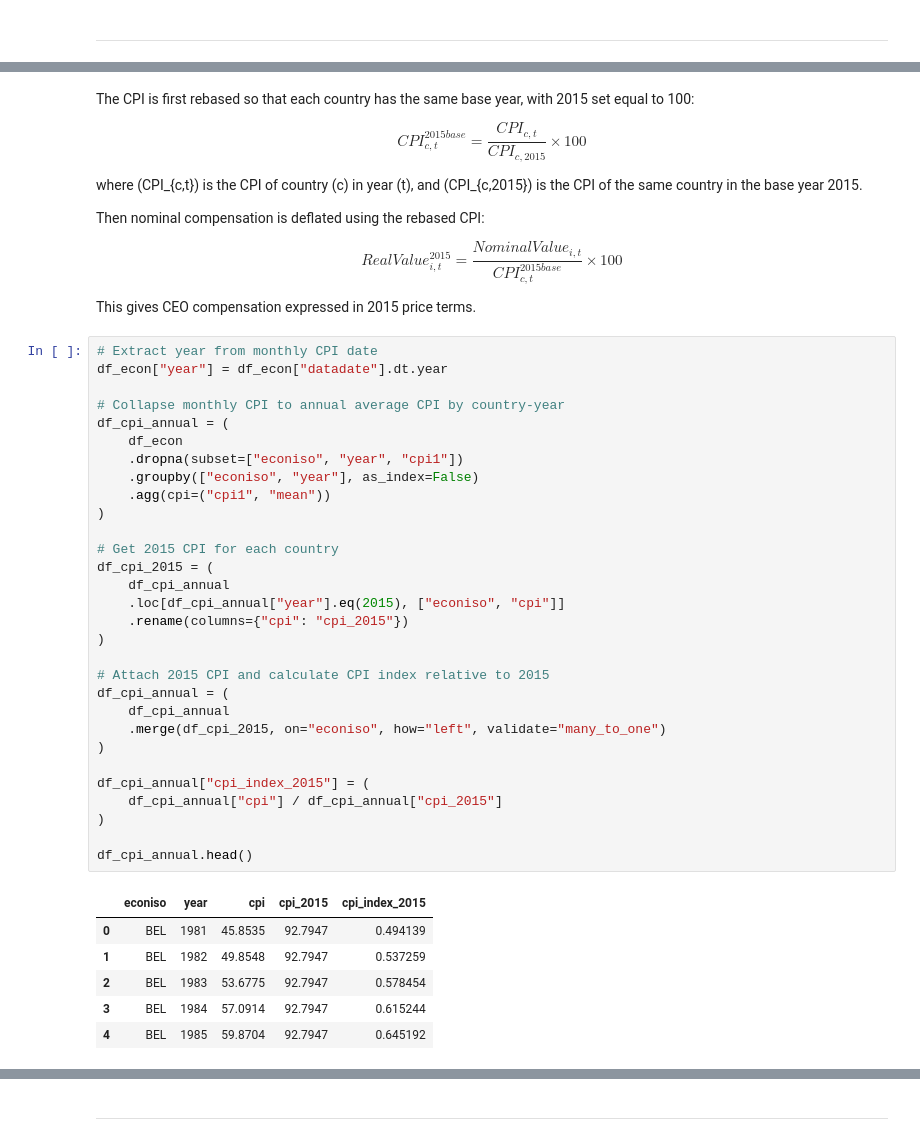
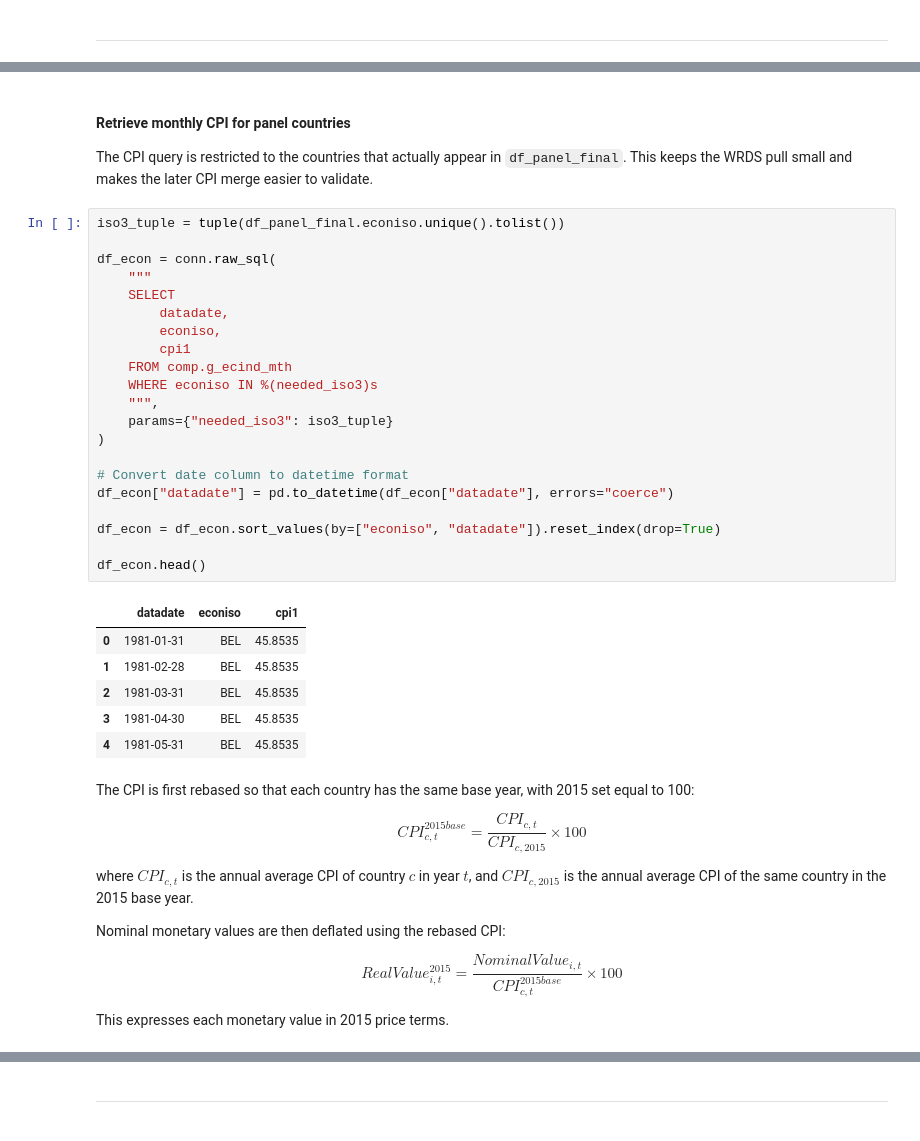
Before and after one commit to rizkyakbar-tud/DAI, a Jupyter notebook: mission/proposals_st26/mission_proposal_Akbar-Zduńczyk copy.ipynb, the cells around one changed output, grey strips where cells are left out. Drawn from its saved outputs; the diff is of its cells as text.

```diff
--- a/mission/proposals_st26/mission_proposal_Akbar-Zduńczyk copy.ipynb
+++ b/mission/proposals_st26/mission_proposal_Akbar-Zduńczyk copy.ipynb
@@ -2317,3 +2248,35 @@ _ = summarize_dataframe(df_econ)
+# %% [markdown]
+#### Retrieve monthly CPI for panel countries
+
+The CPI query is restricted to the countries that actually appear in `df_panel_final`. This keeps the WRDS pull small and makes the later CPI merge easier to validate.
+# %%
+iso3_tuple = tuple(df_panel_final.econiso.unique().tolist())
+
+df_econ = conn.raw_sql(
+    """
+    SELECT
+        datadate,
+        econiso,
+        cpi1
+    FROM comp.g_ecind_mth
+    WHERE econiso IN %(needed_iso3)s
+    """,
+    params={"needed_iso3": iso3_tuple}
+)
+
+# Convert date column to datetime format
+df_econ["datadate"] = pd.to_datetime(df_econ["datadate"], errors="coerce")
+
+df_econ = df_econ.sort_values(by=["econiso", "datadate"]).reset_index(drop=True)
+
+df_econ.head()
+# %% [output]
+|  | datadate | econiso | cpi1 |
+| 0 | 1981-01-31 | BEL | 45.8535 |
+| 1 | 1981-02-28 | BEL | 45.8535 |
+| 2 | 1981-03-31 | BEL | 45.8535 |
+| 3 | 1981-04-30 | BEL | 45.8535 |
+| 4 | 1981-05-31 | BEL | 45.8535 |
 # %% [markdown]
 The CPI is first rebased so that each country has the same base year, with 2015 set equal to 100:
 
@@ -2324,9 +2287,9 @@ CPI^{2015base}_{c,t}
 \times 100
 $$
 
-where \(CPI_{c,t}\) is the CPI of country \(c\) in year \(t\), and \(CPI_{c,2015}\) is the CPI of the same country in the base year 2015.
+where $CPI_{c,t}$ is the annual average CPI of country $c$ in year $t$, and $CPI_{c,2015}$ is the annual average CPI of the same country in the 2015 base year.
 
-Then nominal compensation is deflated using the rebased CPI:
+Nominal monetary values are then deflated using the rebased CPI:
 
 $$
 RealValue^{2015}_{i,t}
@@ -2335,41 +2298,4 @@ RealValue^{2015}_{i,t}
 \times 100
 $$
 
-This gives CEO compensation expressed in 2015 price terms.
+This expresses each monetary value in 2015 price terms.
-# %%
-# Extract year from monthly CPI date
-df_econ["year"] = df_econ["datadate"].dt.year
-
-# Collapse monthly CPI to annual average CPI by country-year
-df_cpi_annual = (
-    df_econ
-    .dropna(subset=["econiso", "year", "cpi1"])
-    .groupby(["econiso", "year"], as_index=False)
-    .agg(cpi=("cpi1", "mean"))
-)
-
-# Get 2015 CPI for each country
-df_cpi_2015 = (
-    df_cpi_annual
-    .loc[df_cpi_annual["year"].eq(2015), ["econiso", "cpi"]]
-    .rename(columns={"cpi": "cpi_2015"})
-)
-
-# Attach 2015 CPI and calculate CPI index relative to 2015
-df_cpi_annual = (
-    df_cpi_annual
-    .merge(df_cpi_2015, on="econiso", how="left", validate="many_to_one")
-)
-
-df_cpi_annual["cpi_index_2015"] = (
-    df_cpi_annual["cpi"] / df_cpi_annual["cpi_2015"]
-)
-
-df_cpi_annual.head()
-# %% [output]
-|  | econiso | year | cpi | cpi_2015 | cpi_index_2015 |
-| 0 | BEL | 1981 | 45.8535 | 92.7947 | 0.494139 |
-| 1 | BEL | 1982 | 49.8548 | 92.7947 | 0.537259 |
-| 2 | BEL | 1983 | 53.6775 | 92.7947 | 0.578454 |
-| 3 | BEL | 1984 | 57.0914 | 92.7947 | 0.615244 |
-| 4 | BEL | 1985 | 59.8704 | 92.7947 | 0.645192 |
```
Also changed, not shown: parts of 24 cells of this notebook.
